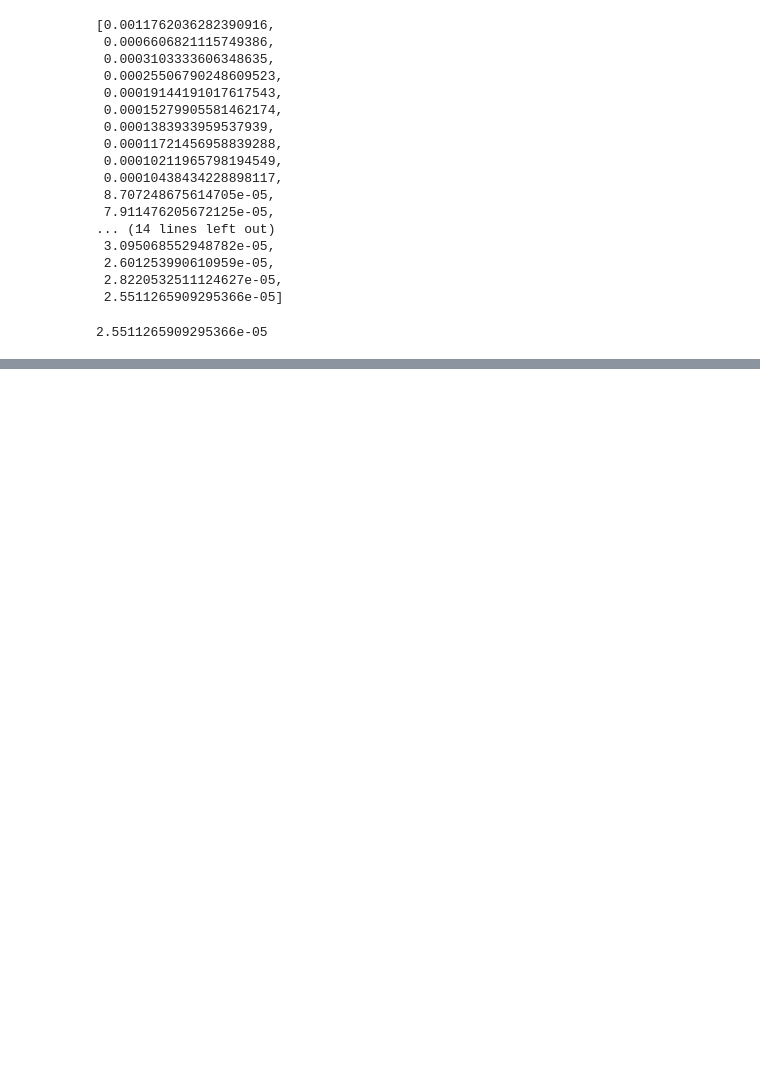
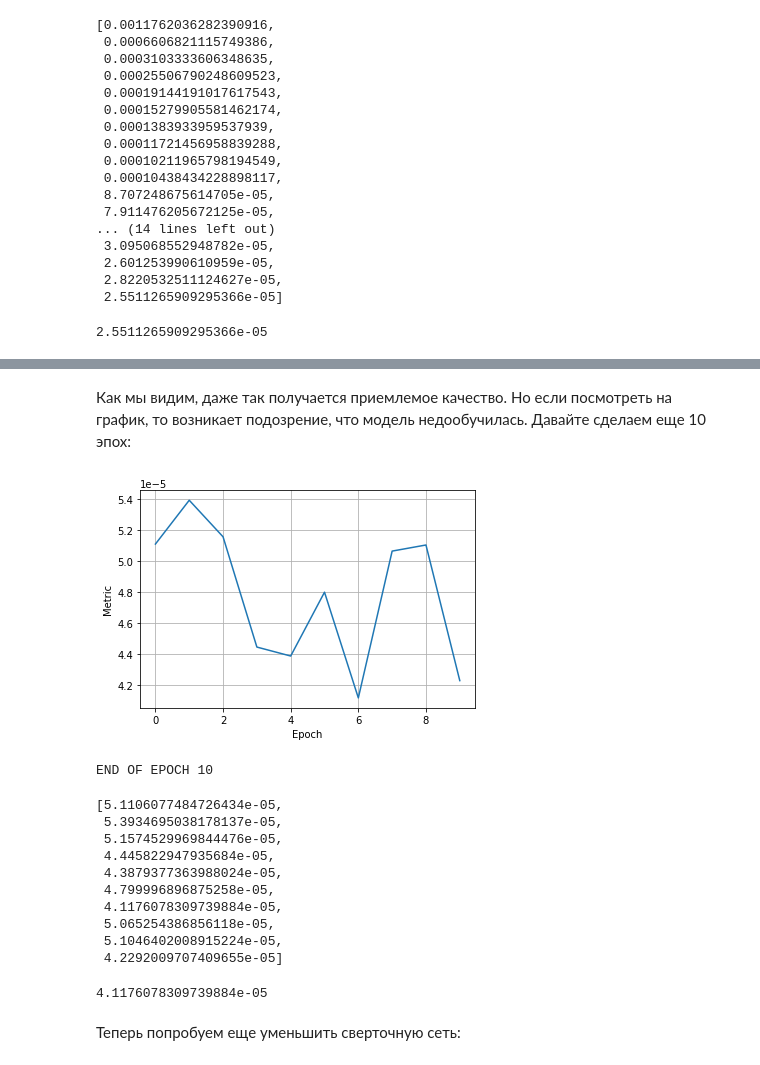
Before and after one commit to IHateReptiloids/kws_hw, a Jupyter notebook: distillation.ipynb, the cells around one changed output, grey strips where cells are left out. Drawn from its saved outputs; the diff is of its cells as text; code cells hidden in the pictures; blank space fills up the shorter version.

```diff
--- a/distillation.ipynb
+++ b/distillation.ipynb
@@ -132,0 +183,30 @@ trainer.best_score
+# %% [markdown]
+Как мы видим, даже так получается приемлемое качество. Но если посмотреть на график, то возникает подозрение, что модель недообучилась. Давайте сделаем еще 10 эпох:
+# %%
+seed_all()
+trainer = DistillationTrainer(
+    opt=opt,
+    train_loader=train_loader,
+    val_loader=val_loader,
+    device=student_config.device,
+    teacher=teacher,
+    student=student,
+    train_wave2spec=train_wave2spec,
+    val_wave2spec=val_wave2spec,
+    temp=student_config.temp,
+    alpha=student_config.alpha,
+)
+trainer.train(n_epochs=10)
+# %% [output]
+[figure, added]
+END OF EPOCH 10
+[5.1106077484726434e-05,
+ 5.3934695038178137e-05,
+ 5.1574529969844476e-05,
+ 4.445822947935684e-05,
+ 4.3879377363988024e-05,
+ 4.799996896875258e-05,
+ 4.1176078309739884e-05,
+ 5.065254386856118e-05,
+ 5.1046402008915224e-05,
+ 4.2292009707409655e-05]
@@ -132,0 +215,6 @@ trainer.best_score
+# %%
+trainer.best_score
+# %% [output]
+4.1176078309739884e-05
+# %% [markdown]
+Теперь попробуем еще уменьшить сверточную сеть:
```
Also changed, not shown: parts of 13 cells of this notebook, 3 other files.
